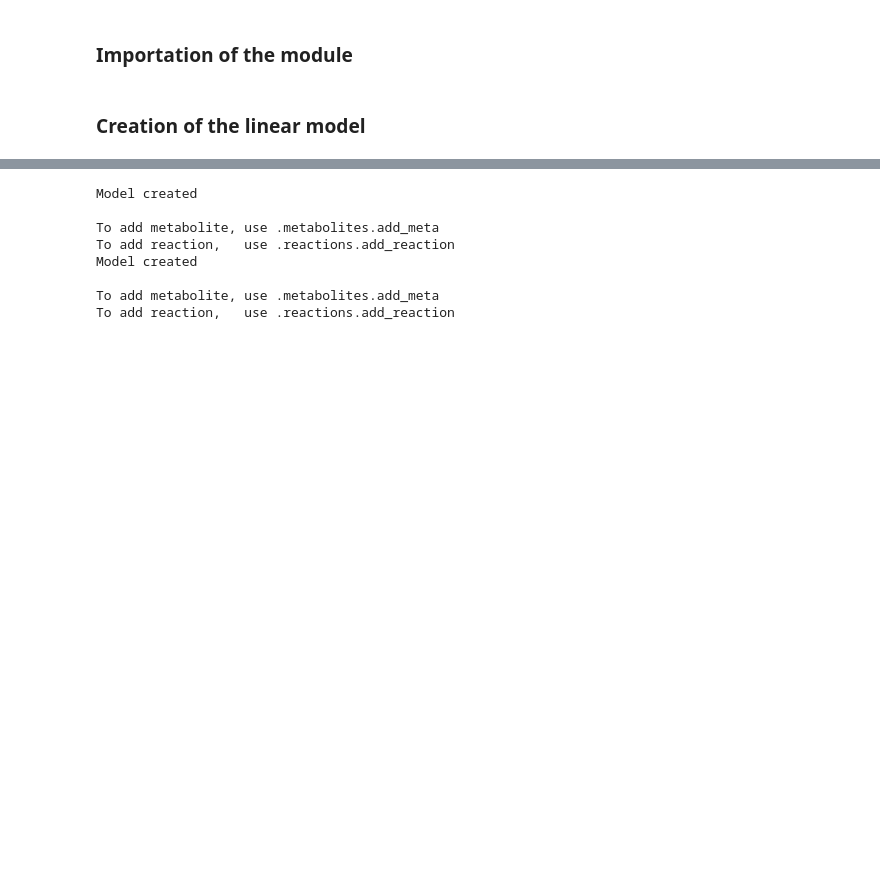
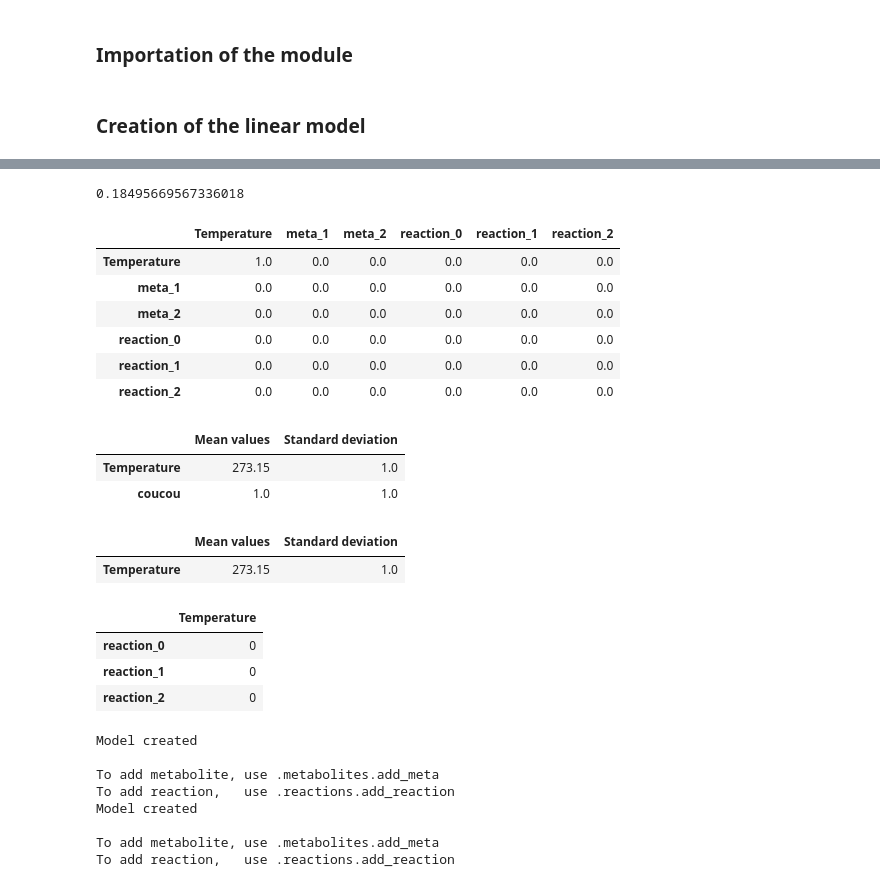
Before and after one commit to tuturax/BadAss, a Jupyter notebook: Notebooks/exemple_linear.ipynb, the cells around one changed output, grey strips where cells are left out. Drawn from its saved outputs; the diff is of its cells as text; code cells hidden in the pictures; blank space fills up the shorter version.

```diff
--- a/Notebooks/exemple_linear.ipynb
+++ b/Notebooks/exemple_linear.ipynb
@@ -7,3 +7,7 @@ sys.path.append('../')
 from main import *
 # %% [markdown]
 ### Creation of the linear model
+# %%
+momo = MODEL()
+
+momo.creat_linear(4)
@@ -9,0 +57,14 @@ from main import *
+# %%
+momo.similarity()
+# %% [output]
+0.18495669567336018
+# %%
+momo.covariance
+# %% [output]
+|  | Temperature | meta_1 | meta_2 | reaction_0 | reaction_1 | reaction_2 |
+| Temperature | 1.0 | 0.0 | 0.0 | 0.0 | 0.0 | 0.0 |
+| meta_1 | 0.0 | 0.0 | 0.0 | 0.0 | 0.0 | 0.0 |
+| meta_2 | 0.0 | 0.0 | 0.0 | 0.0 | 0.0 | 0.0 |
+| reaction_0 | 0.0 | 0.0 | 0.0 | 0.0 | 0.0 | 0.0 |
+| reaction_1 | 0.0 | 0.0 | 0.0 | 0.0 | 0.0 | 0.0 |
+| reaction_2 | 0.0 | 0.0 | 0.0 | 0.0 | 0.0 | 0.0 |
@@ -10,3 +73,21 @@ from main import *
+# %%
+momo.parameters.df
+# %% [output]
+|  | Mean values | Standard deviation |
+| Temperature | 273.15 | 1.0 |
+| coucou | 1.0 | 1.0 |
+# %%
+momo.parameters.df
+# %% [output]
+|  | Mean values | Standard deviation |
+| Temperature | 273.15 | 1.0 |
+# %%
+momo.elasticity.p.df
+# %% [output]
+|  | Temperature |
+| reaction_0 | 0 |
+| reaction_1 | 0 |
+| reaction_2 | 0 |
 # %%
 momo = MODEL()
 
```
Also changed, not shown: parts of 13 cells of this notebook, 11 other files.
